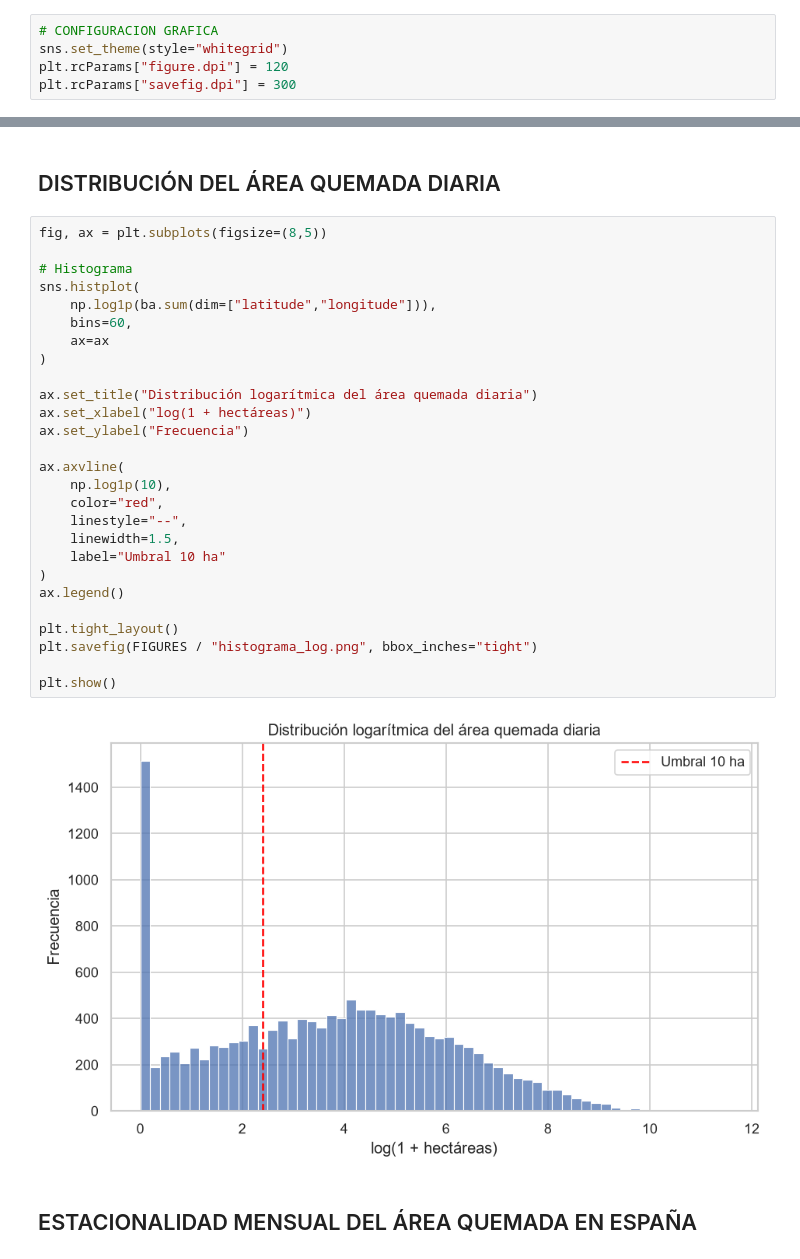
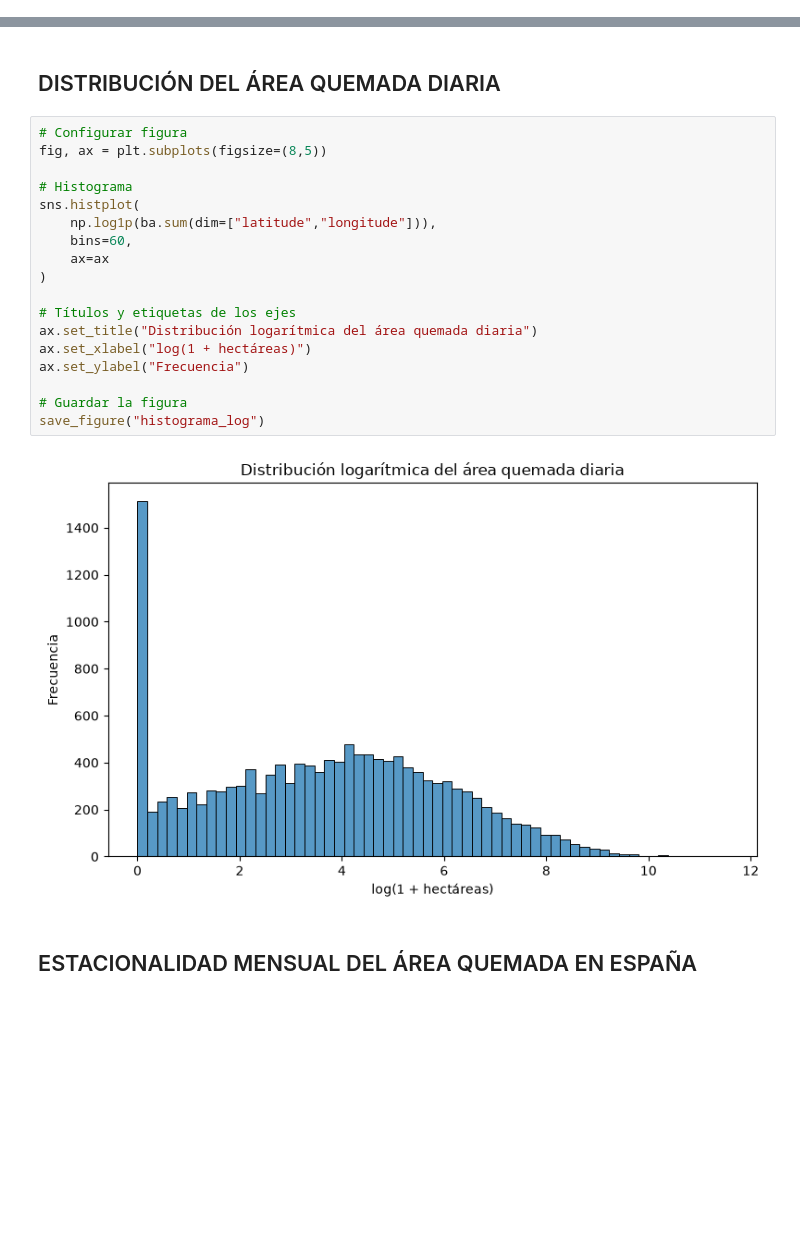
Before and after one commit to TheWhiteSavage/TrabajoFinMaster, a Jupyter notebook: 01_EDA.ipynb, the cells around one changed output, grey strips where cells are left out. Cells and saved outputs as stored; diff of their text form; blank space fills up the shorter version.

```diff
--- a/01_EDA.ipynb
+++ b/01_EDA.ipynb
@@ -9,11 +10,6 @@ import matplotlib.pyplot as plt
 import geopandas as gpd
 import seaborn as sns
 import rioxarray as rxr
-# %%
-# CONFIGURACION GRAFICA
-sns.set_theme(style="whitegrid")
-plt.rcParams["figure.dpi"] = 120
-plt.rcParams["savefig.dpi"] = 300
 # %%
 # RUTAS DE TRABAJO
 BASE = Path(r"C:\Users\Gambo\Documents\Master Aaron\TFM UCM")
@@ -256,34 +241,25 @@ plt.show()
 # %% [markdown]
 ## DISTRIBUCIÓN DEL ÁREA QUEMADA DIARIA
 # %%
+# Configurar figura
 fig, ax = plt.subplots(figsize=(8,5))
 
 # Histograma
 sns.histplot(
     np.log1p(ba.sum(dim=["latitude","longitude"])),
     bins=60,
     ax=ax
 )
 
+# Títulos y etiquetas de los ejes
 ax.set_title("Distribución logarítmica del área quemada diaria")
 ax.set_xlabel("log(1 + hectáreas)")
 ax.set_ylabel("Frecuencia")
 
-ax.axvline(
-    np.log1p(10),
-    color="red",
-    linestyle="--",
-    linewidth=1.5,
-    label="Umbral 10 ha"
-)
-ax.legend()
-
-plt.tight_layout()
-plt.savefig(FIGURES / "histograma_log.png", bbox_inches="tight")
-
-plt.show()
+# Guardar la figura
+save_figure("histograma_log")
 # %% [output]
-[figure, old version]
+[figure, new version]
 # %% [markdown]
 ## ESTACIONALIDAD MENSUAL DEL ÁREA QUEMADA EN ESPAÑA
 # %%
```
Also changed, not shown: parts of 41 cells of this notebook, 3 other files.
